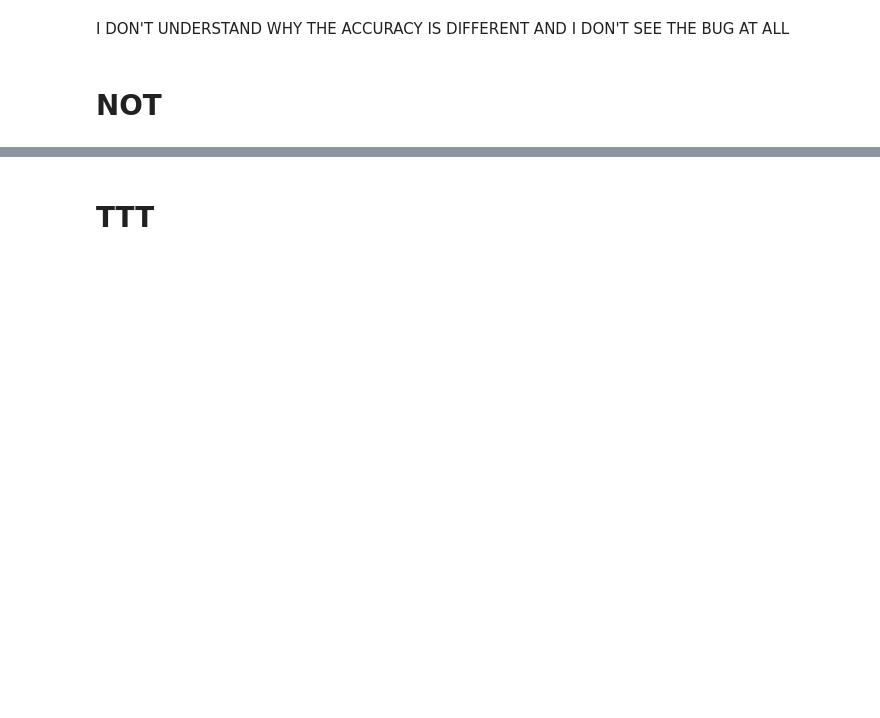
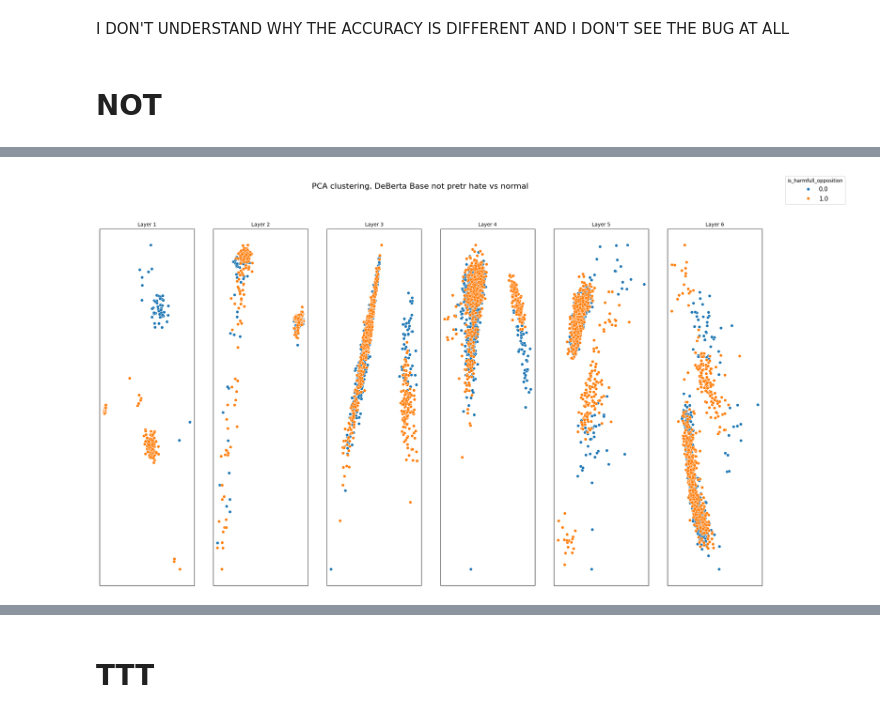
Before and after one commit to SadSabrina/ccs_aisf, a Jupyter notebook: notebooks/CCS_on_statements_lena_test_on_deberta-v3-small.ipynb, the cells around one changed output, grey strips where cells are left out. Cells and saved outputs as stored; diff of their text form; code cells hidden in the pictures; blank space fills up the shorter version.

```diff
--- a/notebooks/CCS_on_statements_lena_test_on_deberta-v3-small.ipynb
+++ b/notebooks/CCS_on_statements_lena_test_on_deberta-v3-small.ipynb
@@ -25,8 +25,8 @@ import numpy as np
 from tqdm import tqdm
 # %%
 # path to big hate data
-hate_total = pd.read_csv('../data/raw/total_hate_data.csv', index_col=0)
-hate_total.head(2)
+hate_data = pd.read_csv('../data/raw/total_hate_data.csv', index_col=0)
+hate_data.head(2)
 
 hate_total_yes_data = pd.read_csv('../data/yes_no/hate_total_yes_data.csv', index_col=0)
 hate_total_no_data =  pd.read_csv('../data/yes_no/hate_total_no_data.csv', index_col=0)
@@ -246,11 +282,11 @@ I DON'T UNDERSTAND WHY THE ACCURACY IS DIFFERENT AND I DON'T SEE THE BUG AT ALL
 # NOT
 # %%
 # path to big hate data
-hate_total = pd.read_csv('../data/raw/total_hate_not_data.csv', index_col=0)
-hate_total.head(2)
+hate_data = pd.read_csv('../data/raw/total_hate_not_data1.csv', index_col=0, delimiter=";")
+hate_data.head(2)
 
-hate_total_yes_data = pd.read_csv('../data/yes_no/hate_total_not_yes_data.csv', index_col=0)
-hate_total_no_data =  pd.read_csv('../data/yes_no/hate_total_not_no_data.csv', index_col=0)
+hate_total_yes_data = pd.read_csv('../data/yes_no/hate_total_not_yes_data1.csv', index_col=0, delimiter=";")
+hate_total_no_data =  pd.read_csv('../data/yes_no/hate_total_not_no_data1.csv', index_col=0, delimiter=";")
 
 from extract import vectorize_df, extract_representation
 
@@ -284,6 +320,7 @@ X_neg_file = np.load(f'{YOUR_NAME}_neg_not.npz')
 # Extract the actual arrays
 X_pos = X_pos_file['arr_0']
 X_neg = X_neg_file['arr_0']
+
 
 # Check data types and shapes first
 print("X_pos dtype:", X_pos.dtype)
@@ -356,65 +393,4 @@ plot_pca_or_tsne_layerwise(X_pos_normalized,
                            standardize=False, n_components=5,
                            components=[0, 1], mode='pca',
                            plot_title='PCA clustering, DeBerta Base not pretr hate vs normal')
-
-
-from ccs import CCS, train_ccs_on_hidden_states
-from sklearn.model_selection import train_test_split
-import random
-
-SEED = 42
-random.seed(SEED)
-np.random.seed(SEED)
-torch.manual_seed(SEED)
-torch.backends.cudnn.deterministic = True
-torch.backends.cudnn.benchmark = False
-
-
-# Train-test indexes (for all experiments)
-idx = np.arange(len(X_pos_normalized))
-train_idx, test_idx = train_test_split(idx, test_size=0.15, random_state=71, shuffle=True)
-
-
-# train CCS on normalized states
-orig_ccs = train_ccs_on_hidden_states(X_pos_normalized,
-                                        X_neg_normalized,
-                                        hate_data['is_harmfull_opposition'],
-                                         train_idx,
-                                         test_idx,
-                                        normalizing='median')
-with open(f'ccs_{YOUR_NAME}_not_data_results.pkl', 'wb') as f:
-    pickle.dump(orig_ccs, f)
-
-from ccs import CCS
-import random
-
-LAYER_IDX = 4
-
-X_pos_normalized_data = pd.DataFrame(X_pos_normalized[:, LAYER_IDX])
-X_neg_normalized_data = pd.DataFrame(X_neg_normalized[:, LAYER_IDX])
-
-
-# Train-Test indexes
-X_pos_norm_train = X_pos_normalized_data.loc[train_idx, :].values.astype(np.float32)
-X_pos_norm_test  = X_pos_normalized_data.loc[test_idx, :].values.astype(np.float32)
-
-X_neg_norm_train = X_neg_normalized_data.loc[train_idx, :].values.astype(np.float32)
-X_neg_norm_test  = X_neg_normalized_data.loc[test_idx, :].values.astype(np.float32)
-
-y_train = hate_data['is_harmfull_opposition'][train_idx]
-y_test  = hate_data['is_harmfull_opposition'][test_idx]
-
-# Median normalizing
-X_pos_norm_train -= np.median(X_pos_norm_train)
-X_pos_norm_test -= np.median(X_pos_norm_train)
-
-X_neg_norm_train -= np.median(X_neg_norm_train)
-X_neg_norm_test -= np.median(X_neg_norm_train)
-
-# Train CCS without labels first NEG, after POS!
-ccs = CCS(X_neg_norm_train, X_pos_norm_train, y_train.values, var_normalize=False, lambda_classification=0, predict_normalize=False)
-ccs.repeated_train()
-
-# Evaluate
-ccs_acc = ccs.get_acc(X_neg_norm_test, X_pos_norm_test, y_test.values)
-print("CCS accuracy: {}".format(ccs_acc))
+# %% [output]
@@ -420,0 +414 @@ print("CCS accuracy: {}".format(ccs_acc))
+[figure, added]
```
Also changed, not shown: parts of 19 cells of this notebook, 9 other files.
